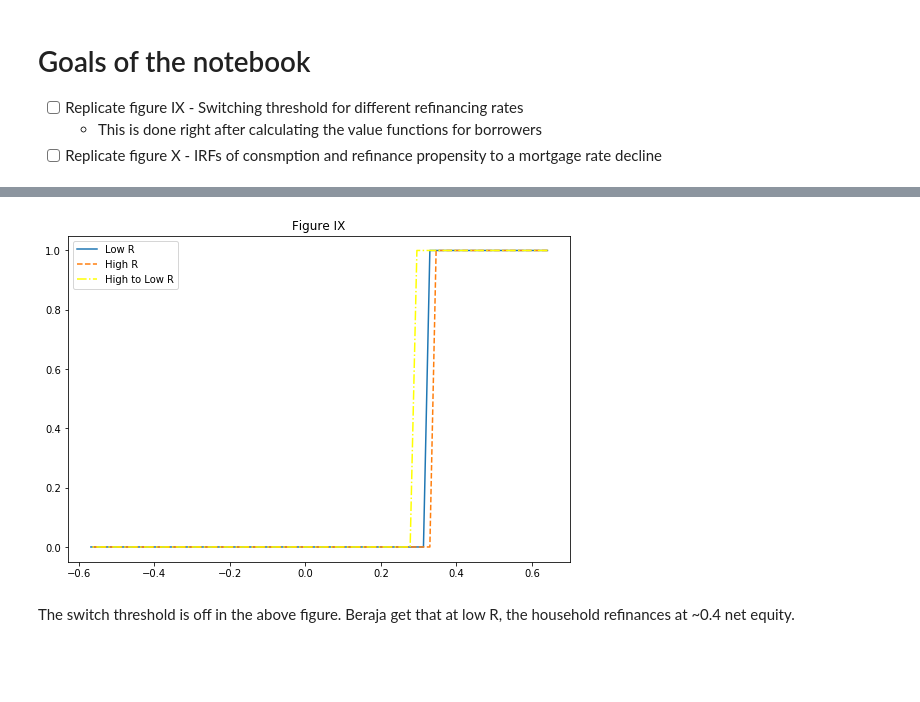
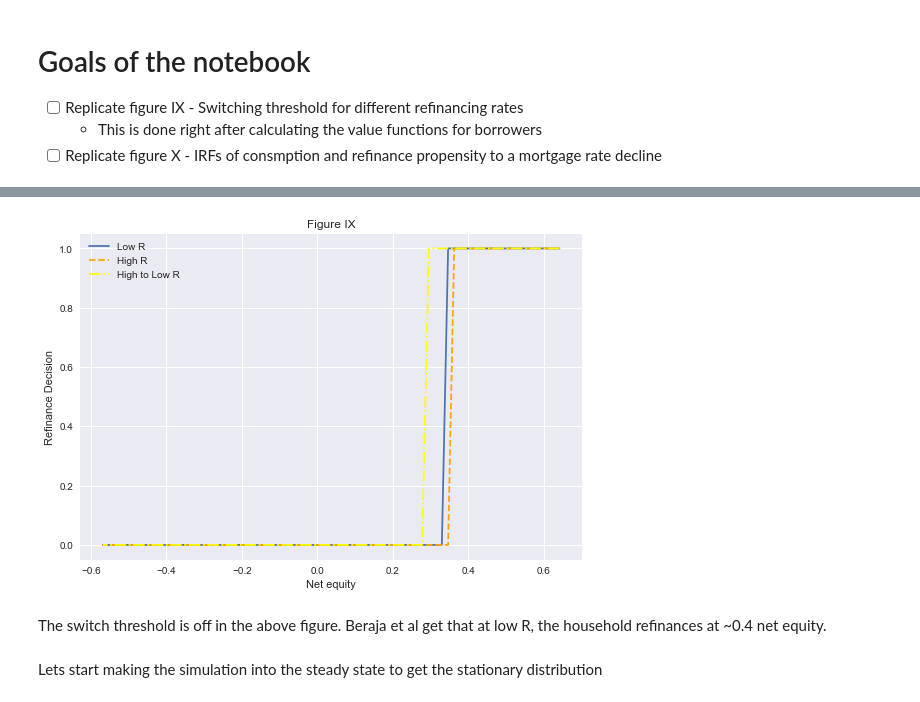
Before and after one commit to HariharanJayashankar/monetary_heter_beraja, a Jupyter notebook: notebooks/beraja_main.ipynb, the cells around one changed output, grey strips where cells are left out. Drawn from its saved outputs; the diff is of its cells as text; code cells hidden in the pictures; blank space fills up the shorter version.

```diff
--- a/notebooks/beraja_main.ipynb
+++ b/notebooks/beraja_main.ipynb
@@ -8,6 +8,7 @@
 import numpy as np
 import quantecon as qe
 import matplotlib.pyplot as plt
+plt.style.use('seaborn')
 from numba import njit, prange, vectorize
 # %%
 # make this 'full_run' if you want to go with full grid sizes
@@ -71,9 +72,11 @@ class borrower():
 
         # agrid
         # this is not evenly spaced. More nodes at the lower a values
+        # this is so that the convexity in the value function
+        # is brought out
         anodes = np.empty(asize)
         for i in range(asize):
-            anodes[i]=(1.0/(asize-1))*(1.0*i-1.0)
+            anodes[i]=(1.0/(asize-1))*(1.0*(i+1)-1.0)
         for i in range(asize):
             anodes[i]=np.exp(np.log(amax-amin+1)*anodes[i])+amin-1.0
 
@@ -407,15 +410,19 @@ Wall time: 737 ms
 # %%
 f_val=0
 a_val=1
 y_val=4
 f, ax = plt.subplots(figsize = (9, 6))
 ax.plot(1 - hh.xnodes, refichoice[a_val,y_val,:,0,0,f_val], label = 'Low R')
-ax.plot(1 - hh.xnodes, refichoice[a_val,y_val,:,1,1,f_val], label = 'High R', linestyle = '--')
+ax.plot(1 - hh.xnodes, refichoice[a_val,y_val,:,1,1,f_val], label = 'High R', linestyle = '--', color = 'orange')
 ax.plot(1 - hh.xnodes, refichoice[a_val,y_val,:,1,0,f_val], label = 'High to Low R', linestyle = '-.', color = 'yellow')
 ax.set_title('Figure IX')
+ax.set_xlabel('Net equity')
+ax.set_ylabel('Refinance Decision')
 ax.legend()
 plt.show()
 # %% [output]
-[figure, old version]
+[figure, new version]
 # %% [markdown]
-The switch threshold is off in the above figure. Beraja get that at low R, the household refinances at ~0.4 net equity.
+The switch threshold is off in the above figure. Beraja et al get that at low R, the household refinances at ~0.4 net equity.
+# %% [markdown]
+Lets start making the simulation into the steady state to get the stationary distribution
```
Also changed, not shown: parts of 7 cells of this notebook.
